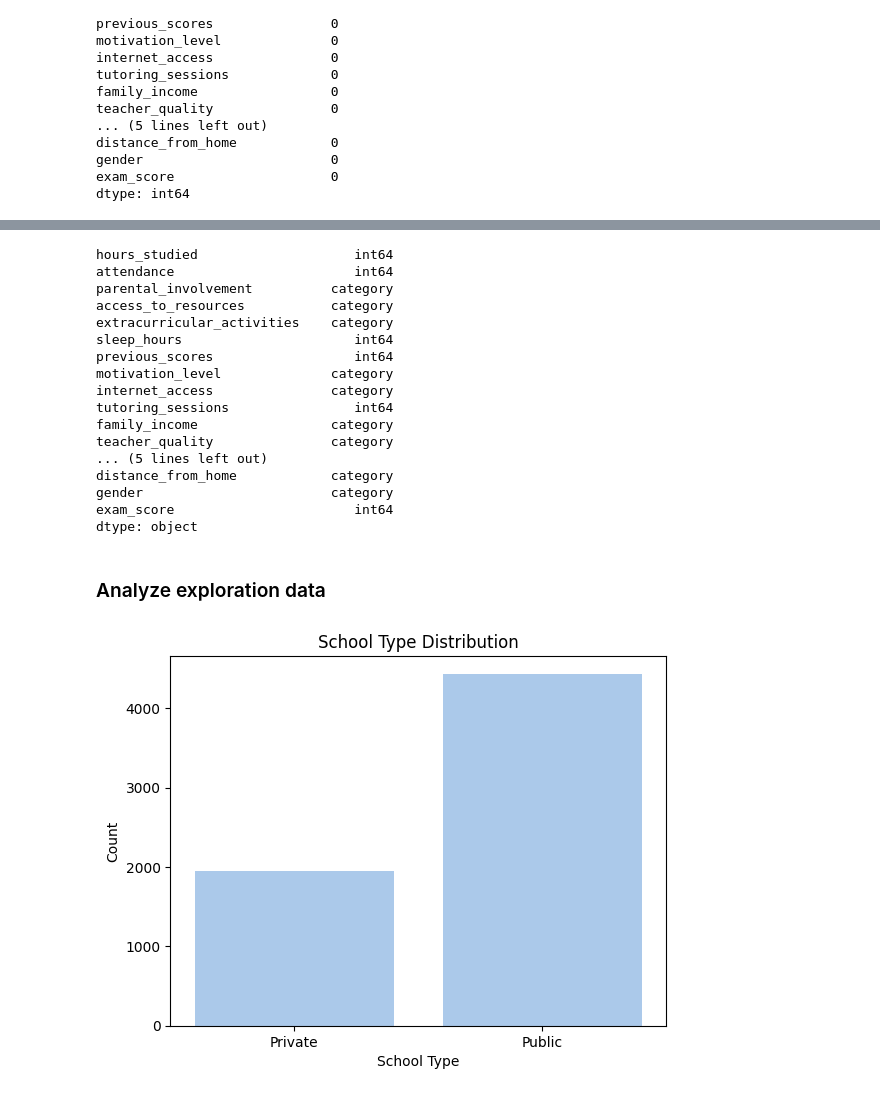
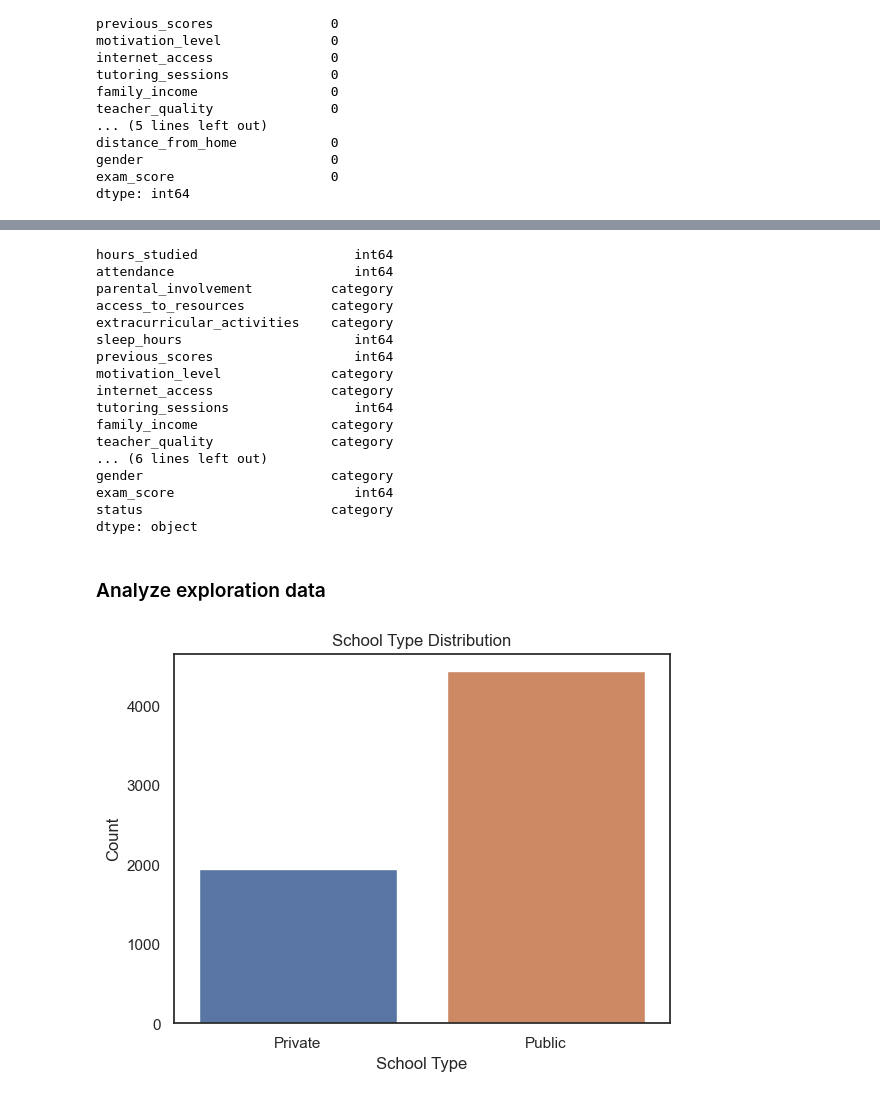
Before and after one commit to thelightfeaver/machine-leaning-practices, a Jupyter notebook: proyect/student.ipynb, the cells around one changed output, grey strips where cells are left out. Drawn from its saved outputs; the diff is of its cells as text; code cells hidden in the pictures.

```diff
--- a/proyect/student.ipynb
+++ b/proyect/student.ipynb
@@ -27,7 +27,7 @@ import numpy as np
 import pandas as pd
 import seaborn as sns
 import matplotlib.pyplot as plt
-# %%
-# configuration
-sns.set_palette(sns.color_palette("pastel",10))
+# %%
+# configuration
+sns.set_theme(style="white", palette="deep")
 # %%
@@ -89,4 +89,5 @@ dtype: int64
 # %%
 df_students.drop_duplicates(inplace=True)
 # %%
-df_students.loc[df_students['exam_score'] > 100, 'exam_score'] = 100
+df_students.loc[df_students["exam_score"] > 100, "exam_score"] = 100
+df_students['status'] = np.where(df_students['exam_score'] >= 70, 'Pass', 'Fail')
@@ -108,8 +94,8 @@ See the caveats in the documentation: https://pandas.pydata.org/pandas-docs/stab
 # %%
-columns = df_students.dtypes[df_students.dtypes == 'object'].to_dict().keys()
+columns = df_students.dtypes[df_students.dtypes == "object"].to_dict().keys()
 
 for column in columns:
-    df_students[column] = df_students[column].astype('category')
+    df_students[column] = df_students[column].astype("category")
 
 df_students.dtypes
 # %% [output]
@@ -125,21 +111,21 @@ internet_access               category
 tutoring_sessions                int64
 family_income                 category
 teacher_quality               category
-... (5 lines left out)
-distance_from_home            category
+... (6 lines left out)
 gender                        category
 exam_score                       int64
+status                        category
 dtype: object
 # %% [markdown]
 ### Analyze exploration data
 # %%
-df_school_type = df_students.groupby('school_type').size().reset_index(name='count')
+df_school_type = df_students.groupby("school_type").size().reset_index(name="count")
 
-sns.barplot(x='school_type', y='count', data=df_school_type)
-plt.xlabel('School Type')
-plt.ylabel('Count')
-plt.title('School Type Distribution')
+sns.barplot(x="school_type", y="count", hue="school_type", data=df_school_type)
+plt.xlabel("School Type")
+plt.ylabel("Count")
+plt.title("School Type Distribution")
 plt.show()
 # %% [output]
-[figure, old version]
+[figure, new version]
 # %%
```
Also changed, not shown: parts of 7 cells of this notebook, 4 other files.
